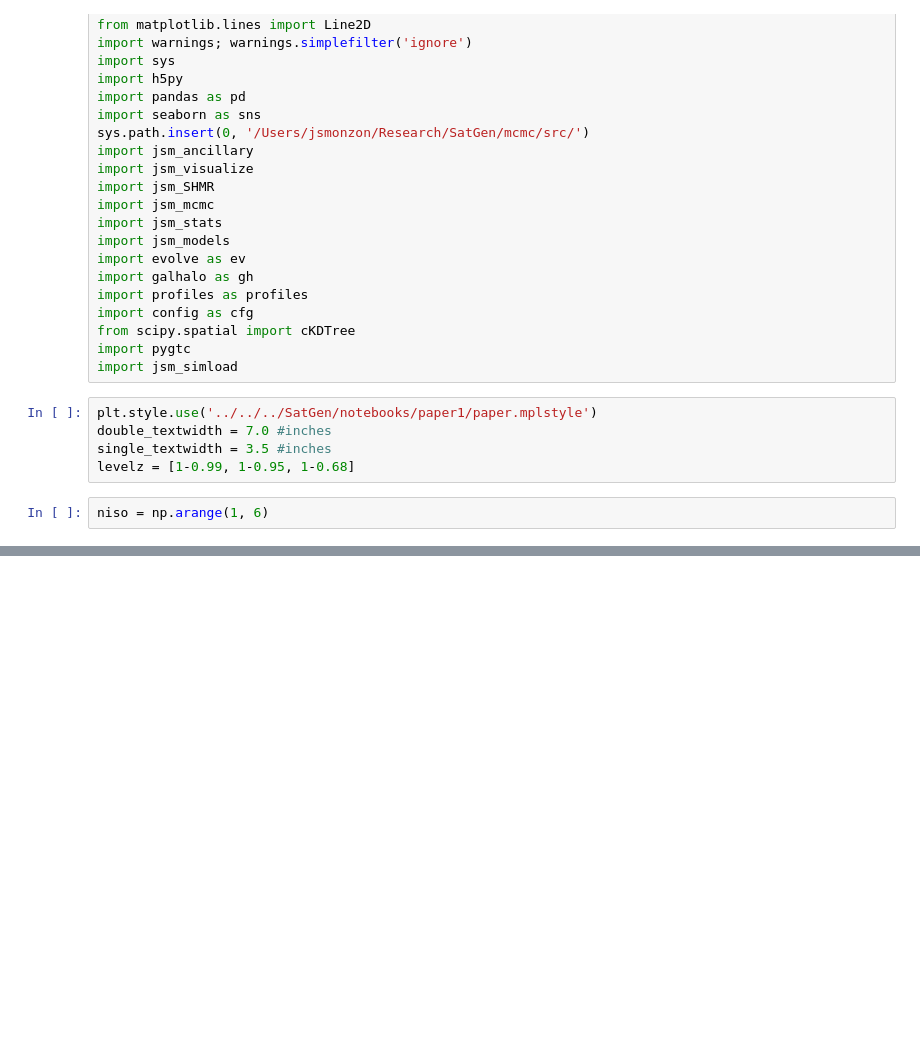
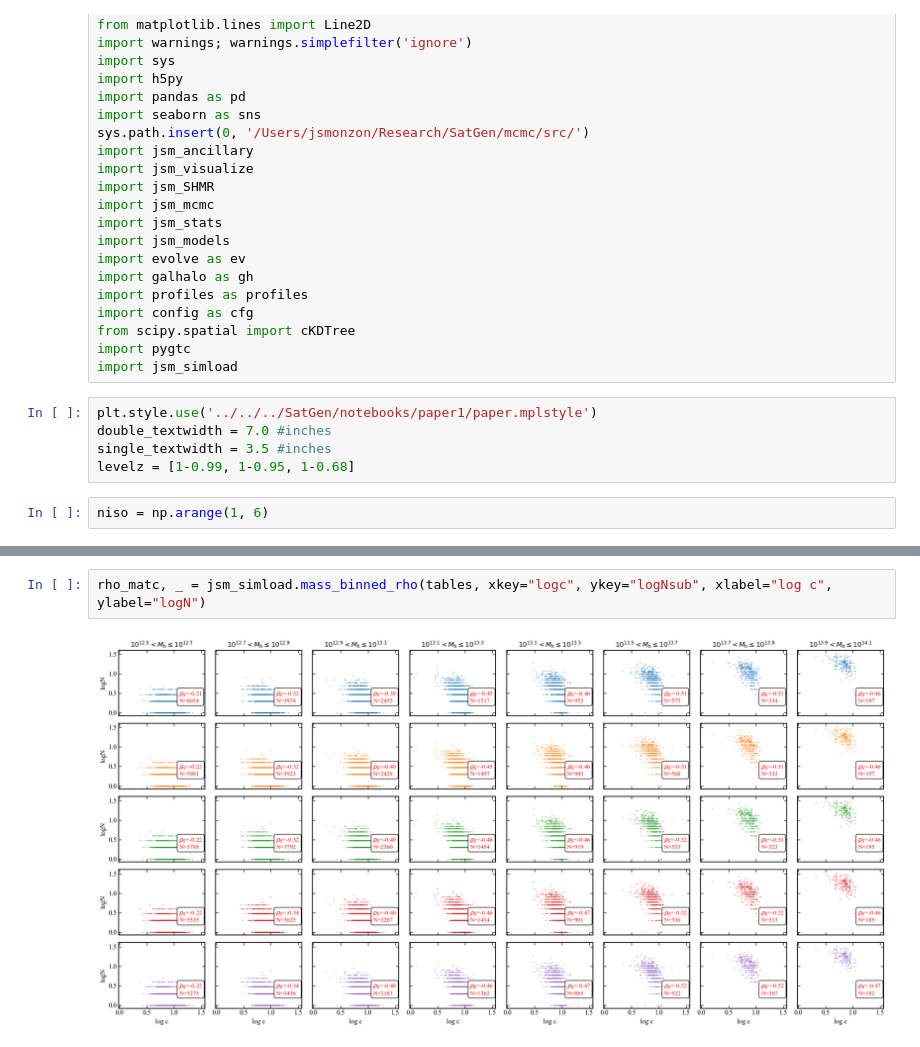
Before and after one commit to jsmonzon/MassSpec, a Jupyter notebook: notebooks/simulations/Niso_test.ipynb, the cells around one changed output, grey strips where cells are left out. Saved outputs shown, nothing was run; the diff lists cells and outputs as text; blank space fills up the shorter version.

```diff
--- a/notebooks/simulations/Niso_test.ipynb
+++ b/notebooks/simulations/Niso_test.ipynb
@@ -66,0 +108,4 @@ rho_matc = jsm_simload.mass_binned_rho(tables, xkey="logc", ykey="logNsub", xlab
+# %%
+rho_matc, _ = jsm_simload.mass_binned_rho(tables, xkey="logc", ykey="logNsub", xlabel="log c", ylabel="logN")
+# %% [output]
+[figure, added]
```
Also changed, not shown: parts of 4 cells of this notebook, 24 other files.
